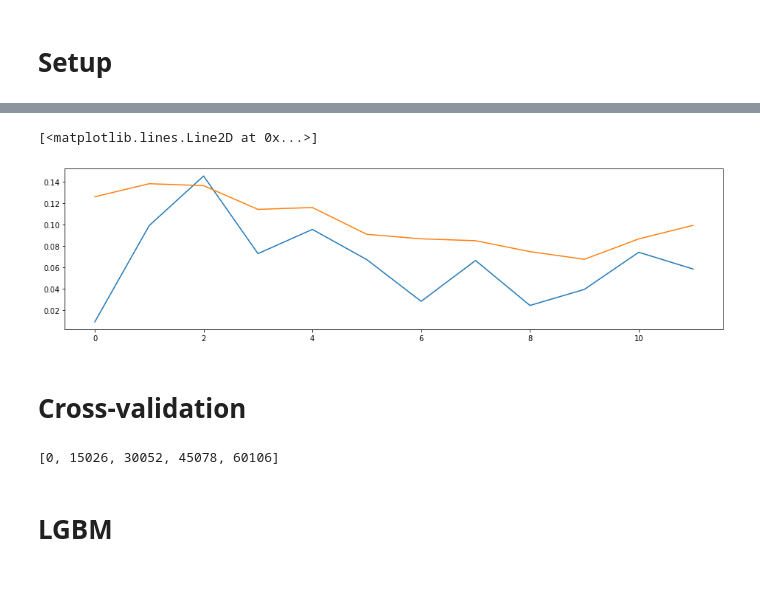
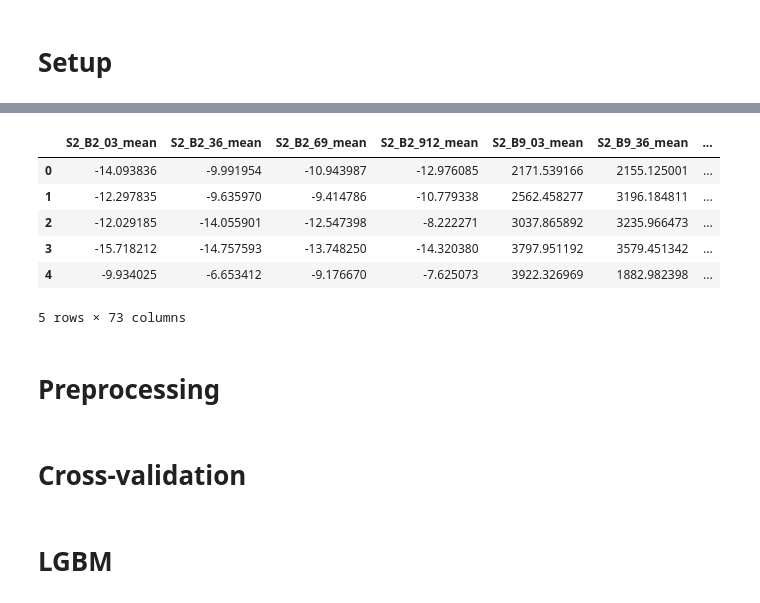
Before and after one commit to zilto/IFT6390-Comp2, a Jupyter notebook: comp2_dev.ipynb, the cells around one changed output, grey strips where cells are left out. Saved outputs shown, nothing was run; the diff lists cells and outputs as text; code cells hidden in the pictures.

```diff
--- a/comp2_dev.ipynb
+++ b/comp2_dev.ipynb
@@ -70,4 +28,0 @@ array([0.18456658, 0.20384899, 0.13983113, 0.15866924, 0.11204968,
-# %%
-i=0
-ff = scaler.fit_transform(train_df[COL_BY_FEATURE[FEATURES[i]]])
-ffm = ff.mean(axis=0)
@@ -81,6 +28,0 @@ mp[motif, 1]
-# %%
-plt.plot(ff[113])
-plt.plot(ffm)
-# %% [output]
-[<matplotlib.lines.Line2D at 0x...>]
-[figure, removed]
@@ -86,0 +48,45 @@ plt.plot(ffm)
+# %%
+# aggregate same features over 3, 6, 12 months
+def agg_over_months(train_df, agg_func=["mean"], freq=12):
+    """
+    agg_func: hold a list of pandas.aggregate functions
+    Freq: the length of the window for aggregation: i.e, freq=6 -> two windows of 6 months
+    """
+    agg_cols = []
+    # iterate over all features
+    for feature_id in range(len(COL_BASE)):
+        # mask to only select columns associated with the feature
+        feature_mask = COL_BY_FEATURE[COL_BASE[feature_id]]
+
+        start_month = 0 # counter for iteration
+        n_step = int(12/freq) # number of steps based on the freq parameter
+        # iterate over n_steps
+        for i in range(n_step):
+            # for each aggregation function, apply the aggregate
+            for agg in agg_func:
+                # mask columns and aggregate
+                agg_col = train_df[feature_mask].iloc[:, start_month:start_month+freq].aggregate(agg, axis=1)
+
+                # name the new column and append to list
+                name = f"{COL_BASE[feature_id]}{start_month}{start_month+freq}_{agg}"
+                agg_cols.append(pd.Series(agg_col, name=name))
+
+                start_month += freq
+
+    # add back the labels to the list of columns
+    agg_cols.append(train_df.LABELS)
+    # reconstruct the dataframe from columns
+    return pd.concat(agg_cols, axis=1)
+# %%
+agg_df = agg_over_months(train_df, freq=3)
+agg_df.head()
+# %% [output]
+|  | S2_B2_03_mean | S2_B2_36_mean | S2_B2_69_mean | S2_B2_912_mean | S2_B9_03_mean | S2_B9_36_mean | ... |
+| 0 | -14.093836 | -9.991954 | -10.943987 | -12.976085 | 2171.539166 | 2155.125001 | ... |
+| 1 | -12.297835 | -9.635970 | -9.414786 | -10.779338 | 2562.458277 | 3196.184811 | ... |
+| 2 | -12.029185 | -14.055901 | -12.547398 | -8.222271 | 3037.865892 | 3235.966473 | ... |
+| 3 | -15.718212 | -14.757593 | -13.748250 | -14.320380 | 3797.951192 | 3579.451342 | ... |
+| 4 | -9.934025 | -6.653412 | -9.176670 | -7.625073 | 3922.326969 | 1882.982398 | ... |
+5 rows × 73 columns
+# %% [markdown]
+# Preprocessing
@@ -102,4 +99,0 @@ def cv_split(train_df, n_splits=4):
-# %%
-splits = cv_split(train_df)
-# %% [output]
-[0, 15026, 30052, 45078, 60106]
```
Also changed, not shown: parts of 35 cells of this notebook, 2 other files.
